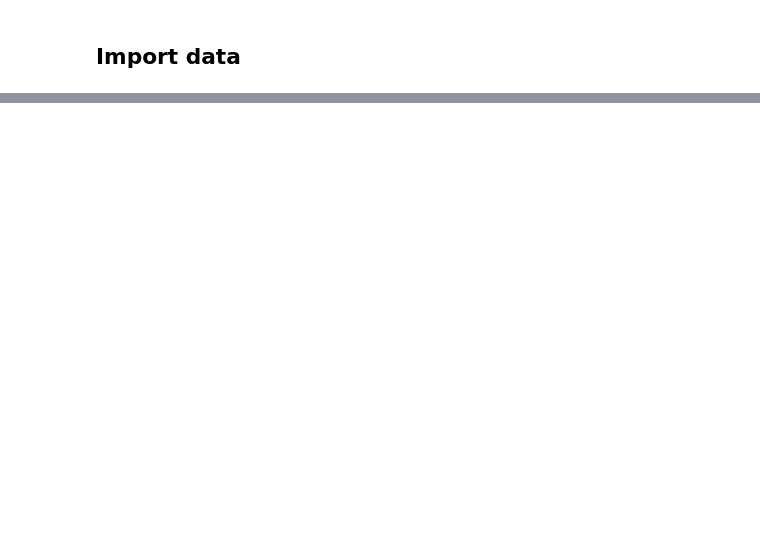
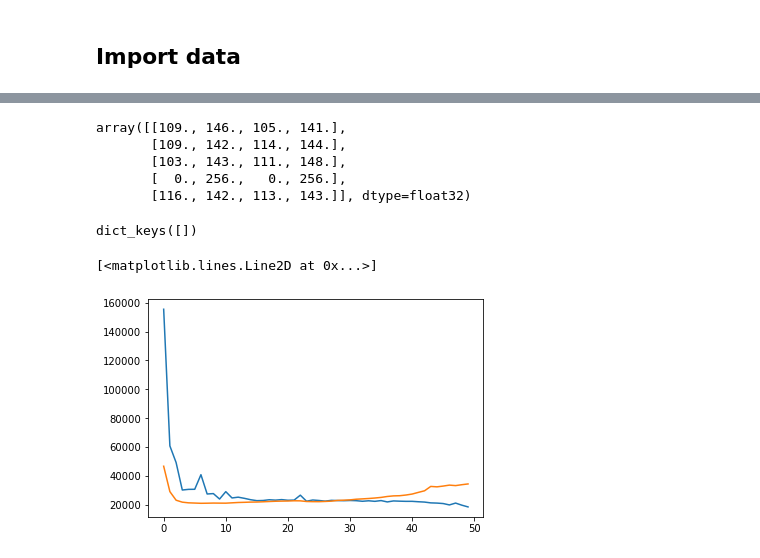
Before and after one commit to WWGolay/LikelihoodRatio_ML, a Jupyter notebook: model.ipynb, the cells around one changed output, grey strips where cells are left out. Drawn from its saved outputs; the diff is of its cells as text; code cells hidden in the pictures; blank space fills up the shorter version.

Commit message:
Added model training functionality

```diff
--- a/model.ipynb
+++ b/model.ipynb
@@ -65,4 +69,4 @@ test_labels = np.empty((testSize, 4), dtype=np.int16)
 # %%
 randomIndices = np.random.choice(len(sources)-1, len(sources)-1,replace=False)
 # %%
-mySource = sources[45]
+mySource = sources[randomIndices[0]]
@@ -72,0 +73,2 @@ mySource.images[0].x1
+# %%
+(x0,x1) = (mySource.images[0].x0, mySource.images[0].x1)
@@ -99,0 +125,2 @@ Test labels:  (19, 4)
+# %%
+history = model.fit(train_images, train_labels, epochs=50, batch_size=12)
@@ -99,0 +147,2 @@ Test labels:  (19, 4)
+# %%
+history = model.fit(train_images, train_labels, epochs=50, batch_size=12, validation_data=(test_images, test_labels))
@@ -99,0 +176,18 @@ Test labels:  (19, 4)
+# %%
+test_labels[0:5]
+# %% [output]
+array([[109., 146., 105., 141.],
+       [109., 142., 114., 144.],
+       [103., 143., 111., 148.],
+       [  0., 256.,   0., 256.],
+       [116., 142., 113., 143.]], dtype=float32)
+# %%
+model.history.history
+# %% [output]
+dict_keys([])
+# %%
+plt.plot(history.history['loss'])
+plt.plot(history.history['val_loss'])
+# %% [output]
+[<matplotlib.lines.Line2D at 0x...>]
+[figure, added]
```
Also changed, not shown: parts of 21 cells of this notebook.
